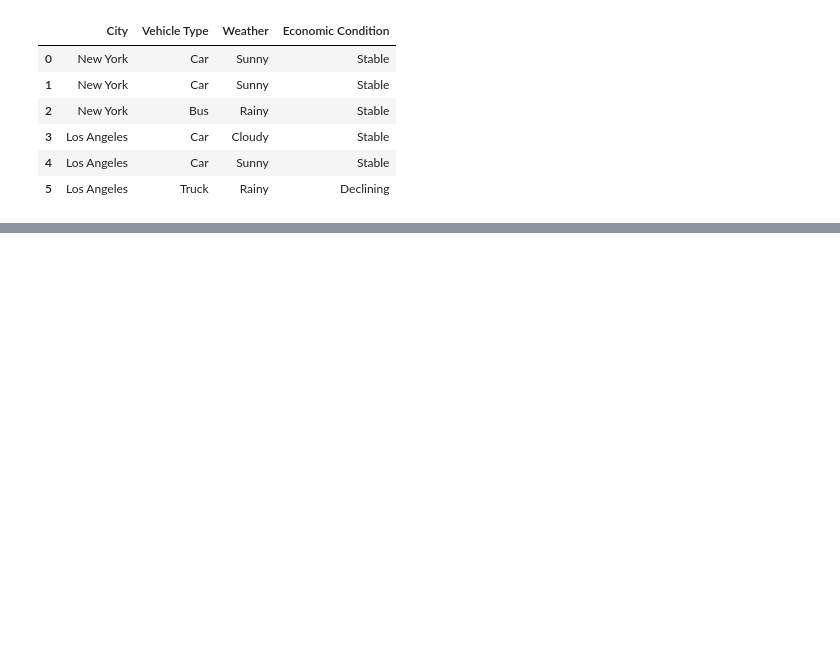
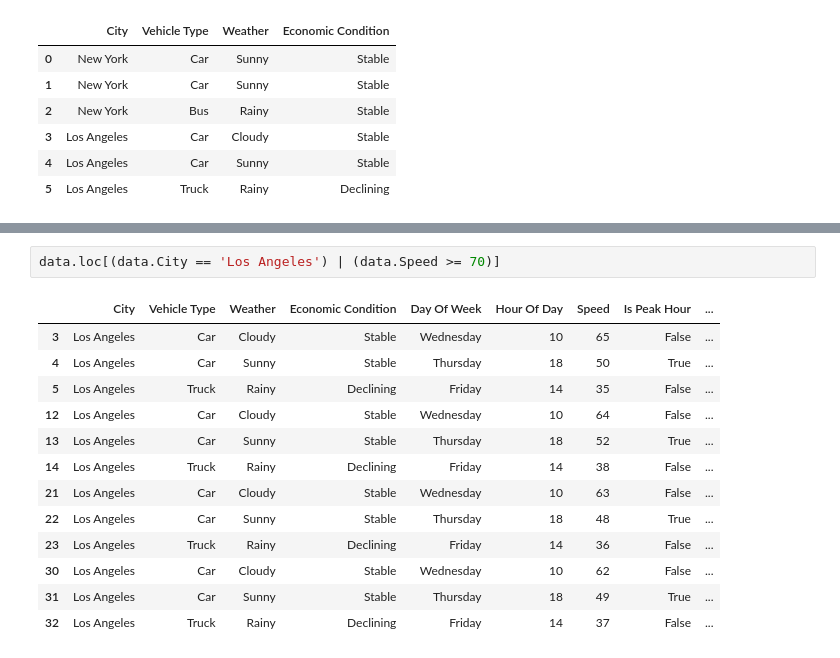
Before and after one commit to MR-ROGUE01/ai-ml-python-libraries, a Jupyter notebook: PANDAS/02_Indexing, Selecting & Assigning.ipynb, the cells around one changed output, grey strips where cells are left out. Saved outputs shown, nothing was run; the diff lists cells and outputs as text; blank space fills up the shorter version.

```diff
--- a/PANDAS/02_Indexing, Selecting & Assigning.ipynb
+++ b/PANDAS/02_Indexing, Selecting & Assigning.ipynb
@@ -189,0 +226,16 @@ data.loc[0:5,['City', 'Vehicle Type', 'Weather', 'Economic Condition']]
+# %%
+data.loc[(data.City == 'Los Angeles') | (data.Speed >= 70)]
+# %% [output]
+|  | City | Vehicle Type | Weather | Economic Condition | Day Of Week | Hour Of Day | Speed | Is Peak Hour | ... |
+| 3 | Los Angeles | Car | Cloudy | Stable | Wednesday | 10 | 65 | False | ... |
+| 4 | Los Angeles | Car | Sunny | Stable | Thursday | 18 | 50 | True | ... |
+| 5 | Los Angeles | Truck | Rainy | Declining | Friday | 14 | 35 | False | ... |
+| 12 | Los Angeles | Car | Cloudy | Stable | Wednesday | 10 | 64 | False | ... |
+| 13 | Los Angeles | Car | Sunny | Stable | Thursday | 18 | 52 | True | ... |
+| 14 | Los Angeles | Truck | Rainy | Declining | Friday | 14 | 38 | False | ... |
+| 21 | Los Angeles | Car | Cloudy | Stable | Wednesday | 10 | 63 | False | ... |
+| 22 | Los Angeles | Car | Sunny | Stable | Thursday | 18 | 48 | True | ... |
+| 23 | Los Angeles | Truck | Rainy | Declining | Friday | 14 | 36 | False | ... |
+| 30 | Los Angeles | Car | Cloudy | Stable | Wednesday | 10 | 62 | False | ... |
+| 31 | Los Angeles | Car | Sunny | Stable | Thursday | 18 | 49 | True | ... |
+| 32 | Los Angeles | Truck | Rainy | Declining | Friday | 14 | 37 | False | ... |
```
Also changed, not shown: parts of 4 cells of this notebook.
